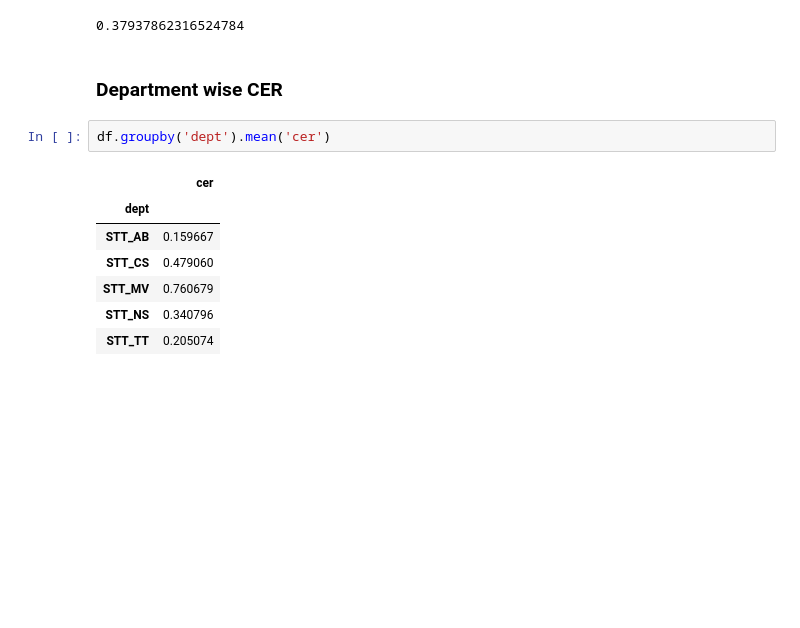
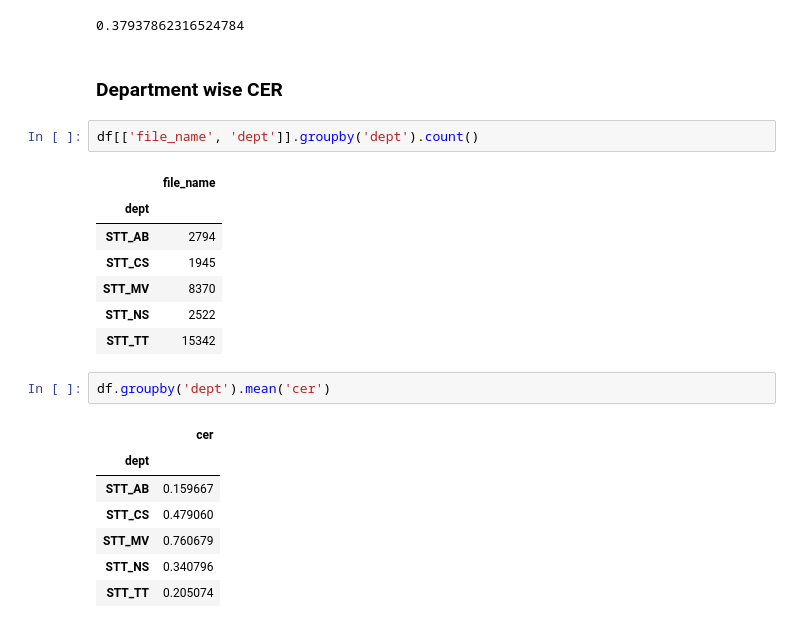
Before and after one commit to OpenPecha/stt-whisper, a Jupyter notebook: evaluate.ipynb, the cells around one changed output. Drawn from its saved outputs; the diff is of its cells as text; blank space fills up the shorter version.

```diff
--- a/evaluate.ipynb
+++ b/evaluate.ipynb
@@ -129,6 +129,16 @@ df['cer'].mean()
 0.37937862316524784
 # %% [markdown]
 ### Department wise CER
+# %%
+df[['file_name', 'dept']].groupby('dept').count()
+# %% [output]
+|  | file_name |
+| dept |  |
+| STT_AB | 2794 |
+| STT_CS | 1945 |
+| STT_MV | 8370 |
+| STT_NS | 2522 |
+| STT_TT | 15342 |
 # %%
 df.groupby('dept').mean('cer')
 # %% [output]
```
Also changed, not shown: parts of 1 cell of this notebook.
